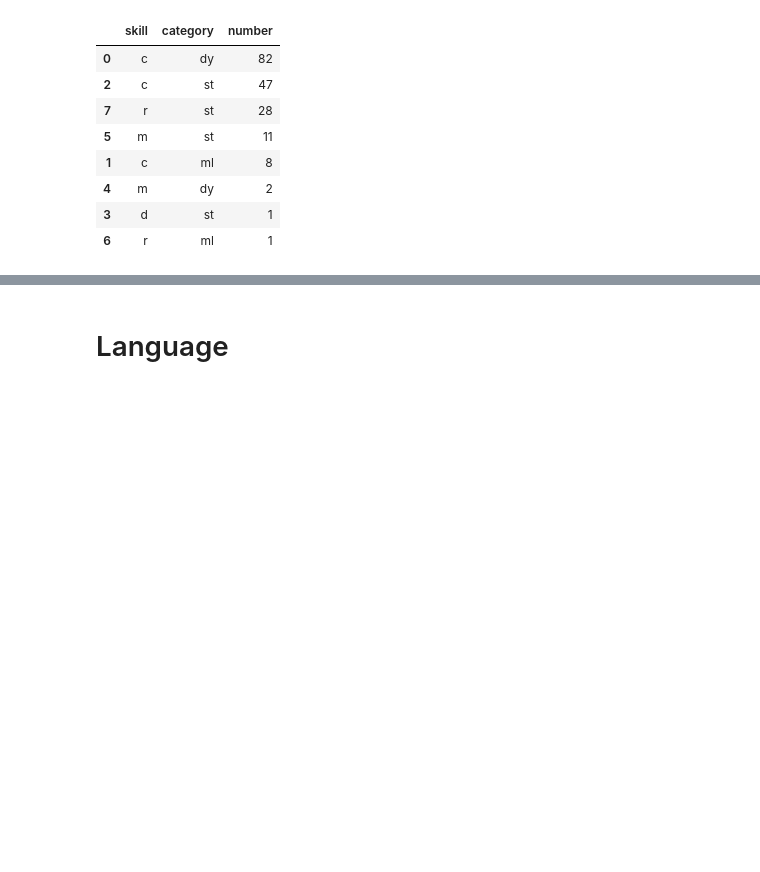
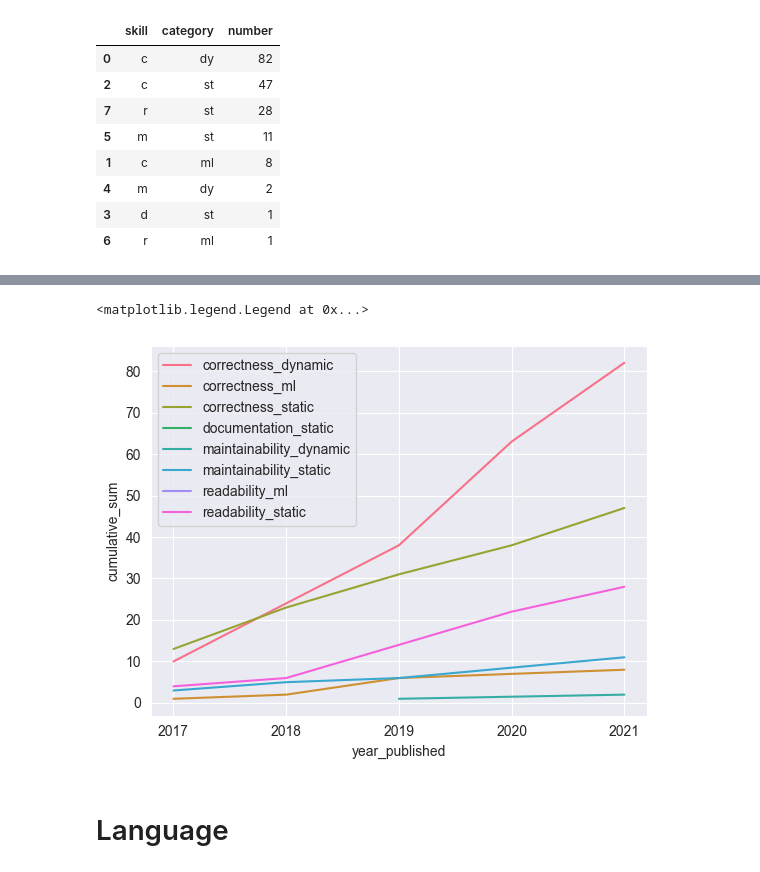
Before and after one commit to m-messer/Automated-Assessment-SLR-Data-Processing, a Jupyter notebook: results.ipynb, the cells around one changed output, grey strips where cells are left out. Saved outputs shown, nothing was run; the diff lists cells and outputs as text; code cells hidden in the pictures; blank space fills up the shorter version.

```diff
--- a/results.ipynb
+++ b/results.ipynb
@@ -306,0 +312,4 @@ plt.savefig('plots/skill_cat_bipartie.png')
+# %%
+skill_cat_time = df[['skill_cat', 'year_published']].copy()
+skill_cat_time = skill_cat_time.explode('skill_cat')
+skill_cat_time.head()
@@ -306,0 +323,8 @@ plt.savefig('plots/skill_cat_bipartie.png')
+# %%
+skill_cat_time_grp = skill_cat_time.copy()
+skill_cat_time_grp.skill_cat = skill_cat_time_grp.skill_cat.astype(str)
+skill_cat_time_grp.year_published = skill_cat_time_grp.year_published.astype(str)
+skill_cat_time_grp['cumulative_sum'] = 0
+skill_cat_time_grp = skill_cat_time_grp.groupby(['skill_cat', 'year_published']).count().groupby(level=0).cumsum().reset_index()
+
+skill_cat_time_grp.head()
@@ -307,3 +338,9 @@ plt.savefig('plots/skill_cat_bipartie.png')
+# %%
+sns.lineplot(skill_cat_time_grp, x='year_published', y='cumulative_sum', hue='skill_cat')
+plt.legend(loc='upper left')
+# %% [output]
+<matplotlib.legend.Legend at 0x...>
+[figure, added]
 # %% [markdown]
 # Language
 # %%
```
Also changed, not shown: parts of 27 cells of this notebook, 7 other files.
